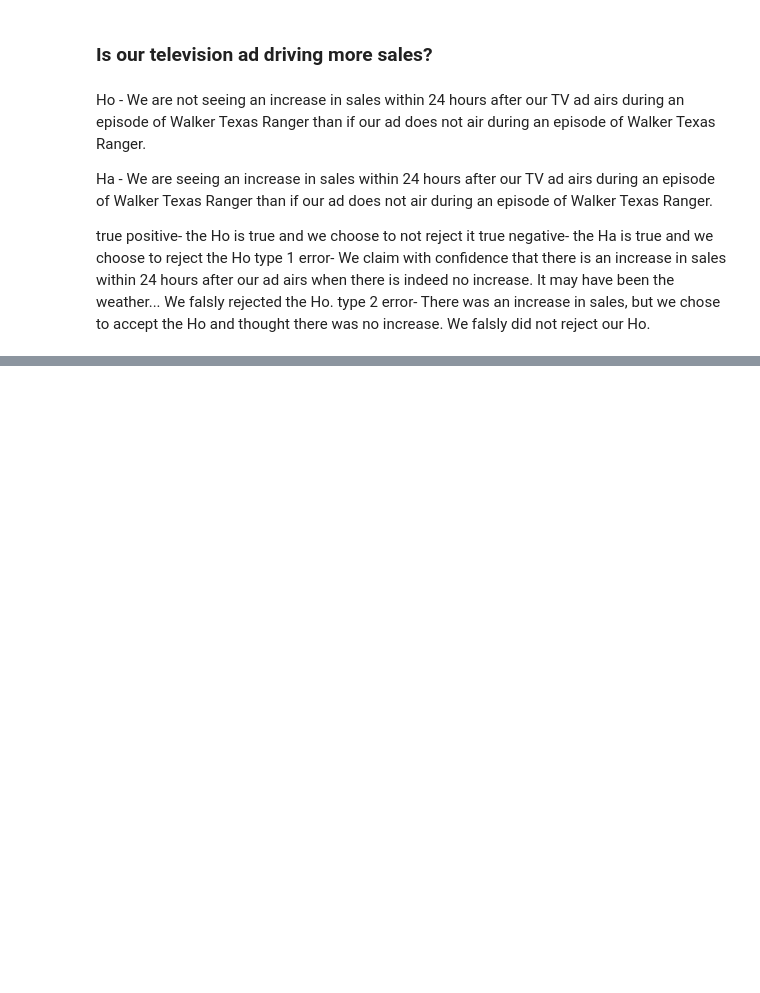
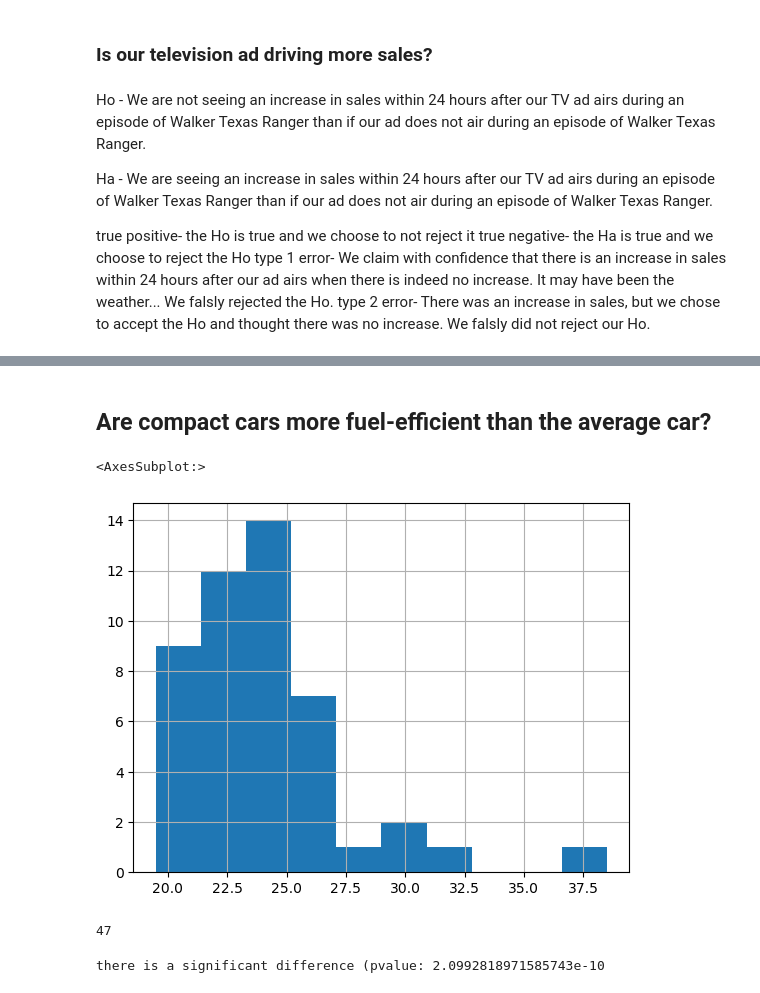
Before and after one commit to Andy-Jensen/statistics-exercises, a Jupyter notebook: hypothesis_testing.ipynb, the cells around one changed output, grey strips where cells are left out. Cells and saved outputs as stored; diff of their text form; code cells hidden in the pictures; blank space fills up the shorter version.

```diff
--- a/hypothesis_testing.ipynb
+++ b/hypothesis_testing.ipynb
@@ -35,0 +143,23 @@ type 2 error- There was an increase in sales, but we chose to accept the Ho and
+# %% [markdown]
+## Are compact cars more fuel-efficient than the average car?
+# %%
+compact = mpg[mpg['class']=='compact'].fuel_efficiency
+compact.hist()
+# %% [output]
+<AxesSubplot:>
+[figure, added]
+# %%
+compact.value_counts().sum()
+# %% [output]
+47
+# %%
+overall_mean = mpg['fuel_efficiency'].mean()
+
+t, p = stats.ttest_1samp(compact, overall_mean)
+
+if p/2 < alpha:
+    print(f'there is a significant difference (pvalue: {p/2}')
+else:
+    print(f'there is not a significant difference (pvalue: {p/2})')
+# %% [output]
+there is a significant difference (pvalue: 2.0992818971585743e-10
```
Also changed, not shown: parts of 22 cells of this notebook.
